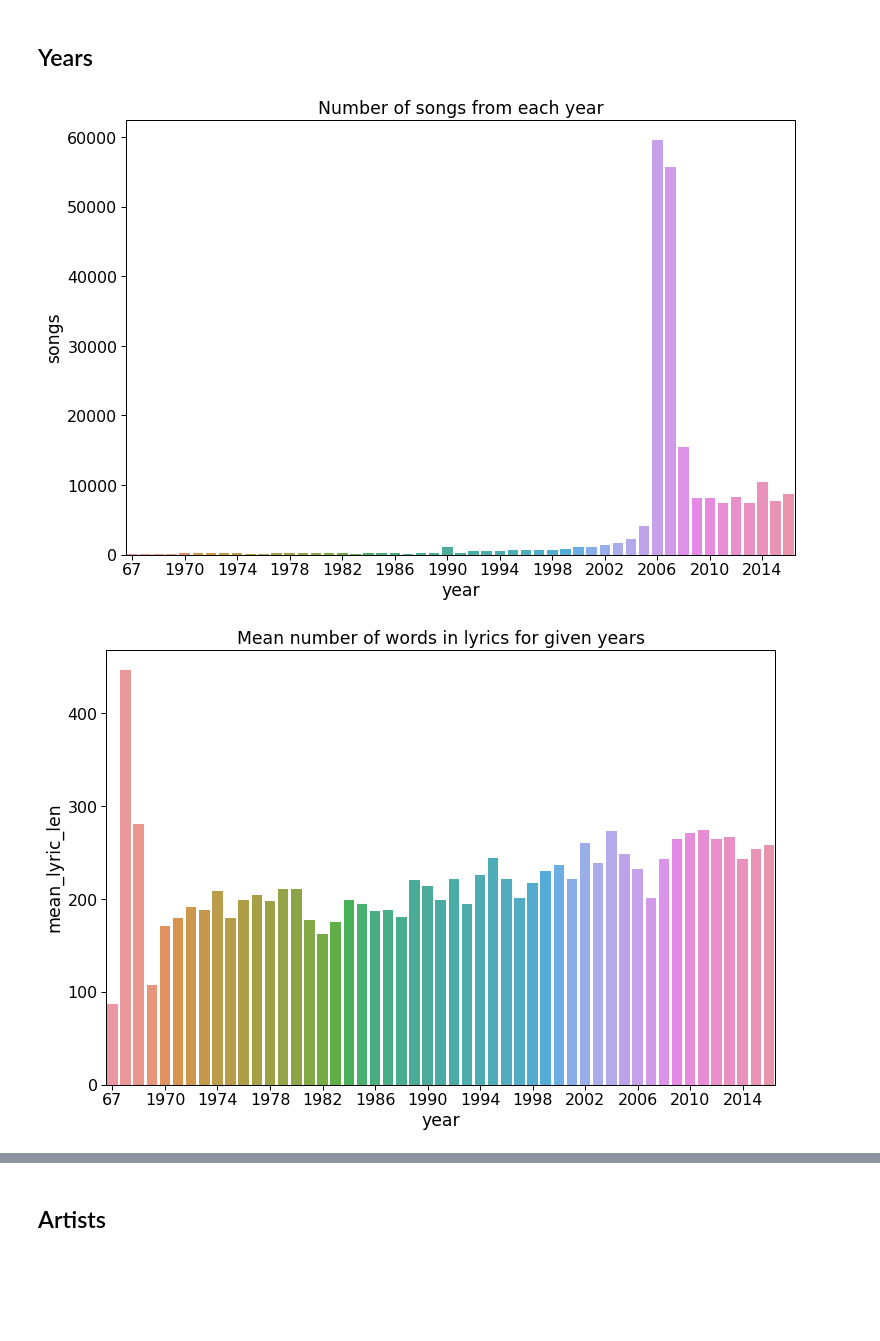
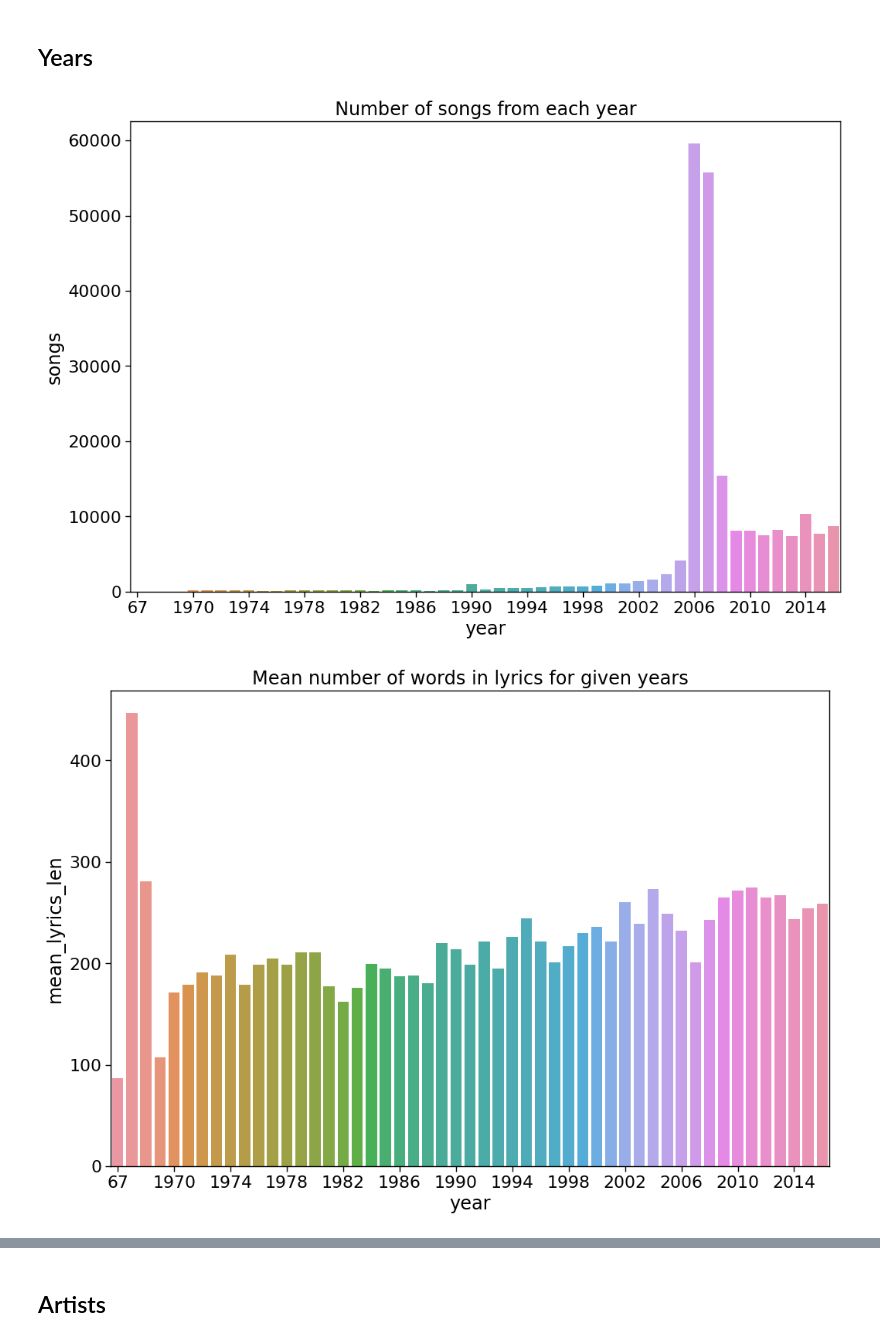
Before and after one commit to grant-TraDA/NLP-2022W, a Jupyter notebook: PROJECTS/music_genre_classification-bad/project1/code/exploratory_data_analysis.ipynb, the cells around one changed output, grey strips where cells are left out. Cells and saved outputs as stored; diff of their text form; code cells hidden in the pictures; blank space fills up the shorter version.

```diff
--- a/PROJECTS/music_genre_classification-bad/project1/code/exploratory_data_analysis.ipynb
+++ b/PROJECTS/music_genre_classification-bad/project1/code/exploratory_data_analysis.ipynb
@@ -16,7 +14,7 @@ data = data.drop('index', axis = 1)
 for word in ['"', 'VERSE', 'verse', 'Verse', 'CHORUS', 'Chorus', 'chorus']:
     data.lyrics = data.lyrics.str.replace(word, '')
 # %%
-lyrics = data['lyrics'].str.split(" ")
+lyrics = data.lyrics.str.split(' ')
 lyrics_len = [len(l) for l in lyrics]
 unique_words = [len(np.unique([w.lower() for w in l])) for l in lyrics]
 # %%
@@ -68,22 +66,22 @@ plt.show()
 ## Years
 # %%
 plot_data = data.groupby('year').agg(
-    songs=('song','count'),
-    mean_lyric_len = ('lyrics_len', 'mean'),
-    mean_unique_words = ('unique_words', 'mean'))
+    songs=('song', 'count'),
+    mean_lyrics_len=('lyrics_len', 'mean'),
+    mean_unique_words=('unique_words', 'mean'))
 plot_data = plot_data.reset_index()
 # %%
-ax = sns.barplot(data=plot_data, x = 'year', y = 'songs')
-ax.set_xticks(range(0,len(plot_data),4))
-ax.set_title("Number of songs from each year")
+ax = sns.barplot(data=plot_data, x='year', y='songs')
+ax.set_xticks(range(0, len(plot_data), 4))
+ax.set_title('Number of songs from each year')
 plt.show()
 # %% [output]
-[figure, old version]
+[figure, new version]
 # %%
-ax = sns.barplot(data=plot_data, x = 'year', y = 'mean_lyric_len')
-ax.set_xticks(range(0,len(plot_data),4))
-ax.set_title("Mean number of words in lyrics for given years")
+ax = sns.barplot(data=plot_data, x='year', y='mean_lyrics_len')
+ax.set_xticks(range(0, len(plot_data), 4))
+ax.set_title('Mean number of words in lyrics for given years')
 plt.show()
 # %% [output]
-[figure, old version]
+[figure, new version]
 # %%
```
Also changed, not shown: parts of 21 cells of this notebook.
